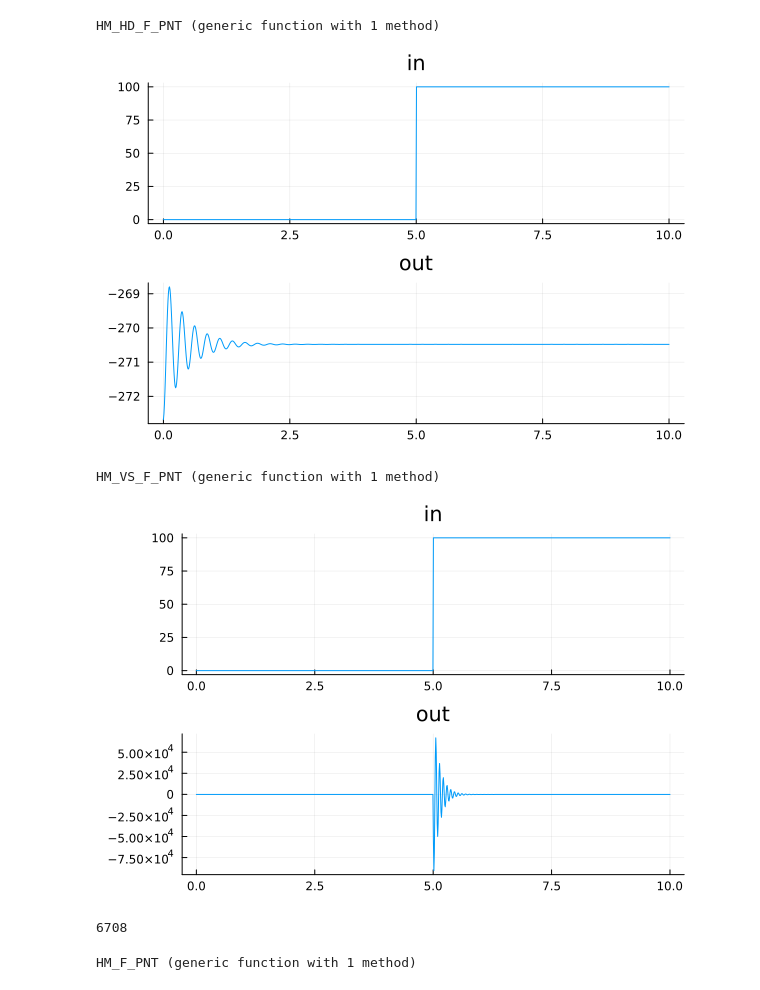
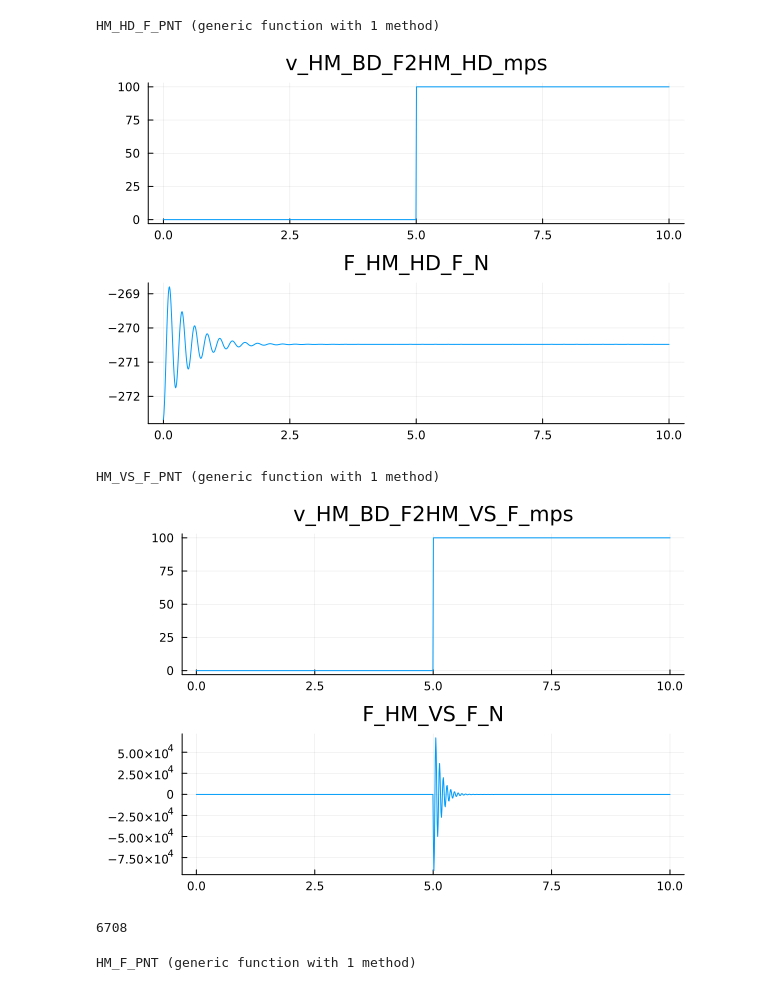
Before and after one commit to rellab/JuliaMBD-experiment, a Jupyter notebook: HM_F_PNT.ipynb, the cells around one changed output. Drawn from its saved outputs; the diff is of its cells as text; code cells hidden in the pictures.

```diff
--- a/HM_F_PNT.ipynb
+++ b/HM_F_PNT.ipynb
@@ -60,7 +58,7 @@ end
 # %% [output]
 HM_HD_F_PNT (generic function with 1 method)
 # %%
-@model TestHM_HD_F_PNT begin
+@model testblock begin
     @block begin
         m = HM_HD_F_PNT()
         s1 = Step(steptime=5, finalvalue=100)
@@ -69,16 +67,16 @@ HM_HD_F_PNT (generic function with 1 method)
         s1.out => m.v_HM_BD_F2HM_HD_mps
     end
     @scope begin
-        m.v_HM_BD_F2HM_HD_mps => in
-        m.F_HM_HD_F_N => out
+        m.v_HM_BD_F2HM_HD_mps => v_HM_BD_F2HM_HD_mps
+        m.F_HM_HD_F_N => F_HM_HD_F_N
     end
 end
 
-m = @compile_derivative TestHM_HD_F_PNT() #１つでも微分ブロックがあるなら@compile_derivativeを書き足す,この場合はmatlabの結果と異なる場合がある
+m = @compile_derivative testblock()
 res = simulate(m, tspan=[0, 10])
 plot(res)
 # %% [output]
-[figure, old version]
+[figure, new version]
 # %%
 @model HM_VS_F_PNT begin
     @parameter begin
@@ -93,26 +91,22 @@ end
 # %% [output]
 HM_VS_F_PNT (generic function with 1 method)
 # %%
-@model TestHM_VS_F_PNT begin
+@model testblock begin
     @block begin
-        m = hm_vs_f_pnt()
+        m = HM_VS_F_PNT()
         s1 = Step(steptime=5, finalvalue=100)
     end
     @connect begin
         s1.out => m.v_HM_BD_F2HM_VS_F_mps
     end
     @scope begin
-        m.v_HM_BD_F2HM_VS_F_mps => in
-        m.F_HM_VS_F_N => out
+        m.v_HM_BD_F2HM_VS_F_mps => v_HM_BD_F2HM_VS_F_mps
+        m.F_HM_VS_F_N => F_HM_VS_F_N
     end
 end
 
-m = @compile TestHm_vs_f_pnt()
+m = @compile testblock()
 res = simulate(m, tspan=[0, 10])
 plot(res)
 # %% [output]
-[figure, old version]
+[figure, new version]
-# %%
-@buildxml "hm" HM_BD_F_PNT HM_HD_F_PNT hm_vs_f_pnt #使うモデル群を書き連ねる
-# %% [output]
-6708
@@ -121,2 +113,6 @@ plot(res)
+# %%
+@buildxml "models.xml" HM_HD_F_PNT HM_VS_F_PNT HM_BD_F_PNT
+# %% [output]
+6708
 # %%
 @model HM_F_PNT begin
```
Also changed, not shown: parts of 7 cells of this notebook, 7 other files.
